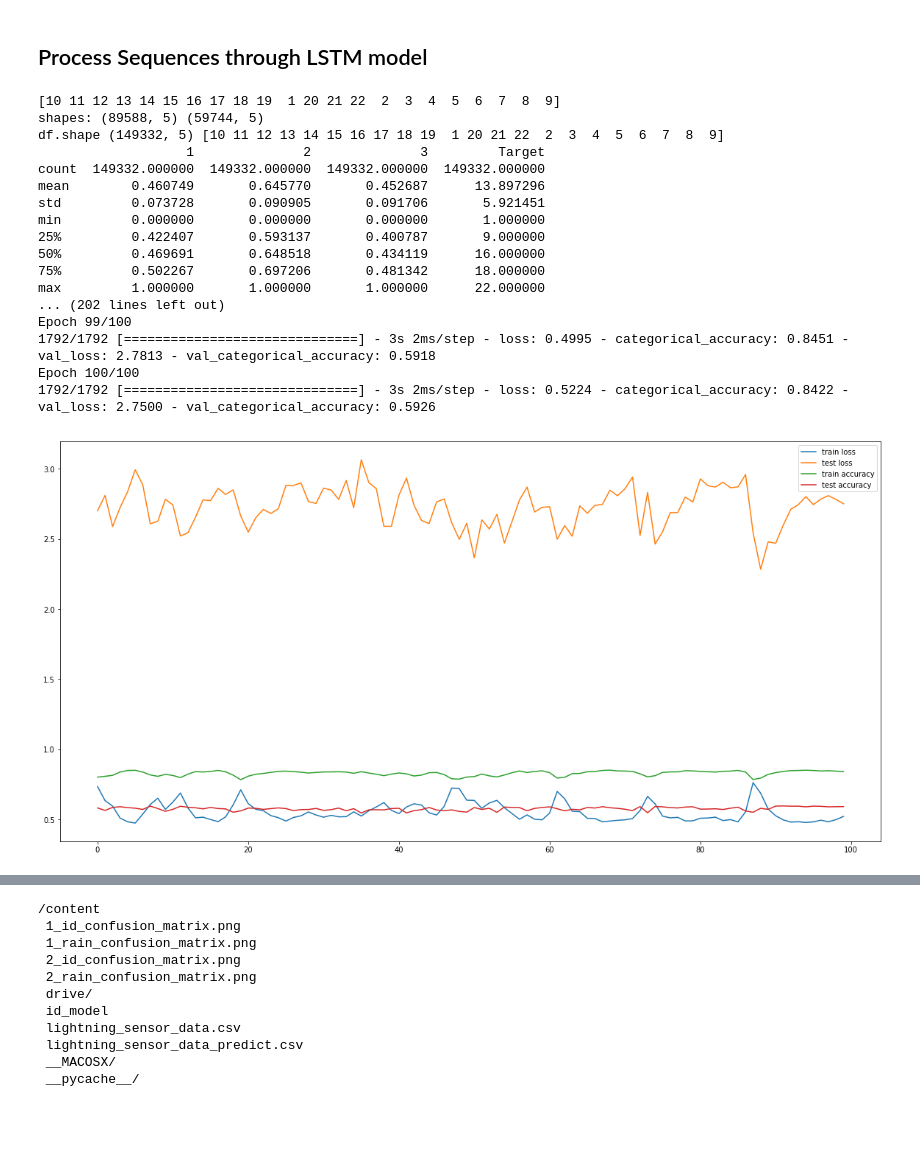
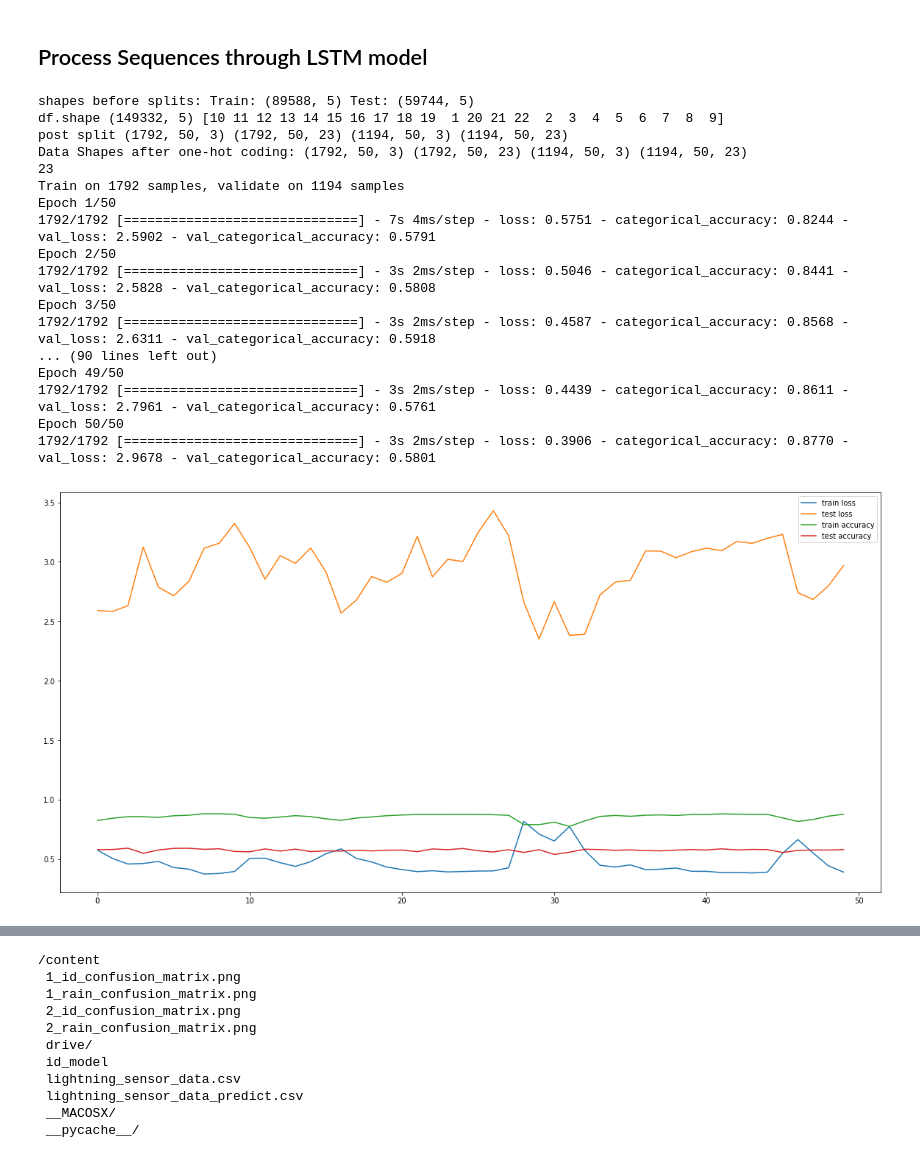
Before and after one commit to todnewman/coe_training, a Jupyter notebook: LSTM_sequencing_data_multiclass.ipynb, the cells around one changed output, grey strips where cells are left out. Cells and saved outputs as stored; diff of their text form; code cells hidden in the pictures; blank space fills up the shorter version.

```diff
--- a/LSTM_sequencing_data_multiclass.ipynb
+++ b/LSTM_sequencing_data_multiclass.ipynb
@@ -286,9 +248,9 @@ def nn_lstm(input_shape, final_layer, y_feat, learning_rate):
     metrics=['categorical_accuracy']
     model = Sequential()
     model.add(LSTM(50, input_shape=(input_shape, final_layer), return_sequences=True))
-    model.add(Dropout(0.5))
+    model.add(Dropout(0.2))
     model.add(LSTM(50, return_sequences=True))
-    model.add(Dropout(0.5))
+    model.add(Dropout(0.2))
     model.add(LSTM(50, return_sequences=True))
     model.add(Dropout(0.6))
     model.add(TimeDistributed(Dense(30, activation='relu')))
@@ -337,14 +299,14 @@ from keras.utils import np_utils
 from keras.wrappers.scikit_learn import KerasClassifier
 import pytools
 
-num_epochs = 100  # adjust this depending on how many passes through the data you want
+num_epochs = 50  # adjust this depending on how many passes through the data you want
 
 y_shift = 0
 learning_rate = .005
 sample_depth = 50
 batch_size = 128
 size = .6
-retrain = False # Start over with new weights
+retrain = False # if True, Start over with new weights
 
 #
 #  This is where we will place our trained model
@@ -381,7 +343,9 @@ df_new = train_data.append(test_data)
 train_X, train_y, test_X, test_y = process_3D_data(df_new, sample_depth, False, y_shift)
 print("Data Shapes after one-hot coding:", train_X.shape, train_y.shape, test_X.shape, test_y.shape)
 
-early_stop = EarlyStopping(monitor = "val_loss", mode = "min", patience = 3)
+#
+# This helps us stop at the global minima for val_loss when doing gradient descent
+early_stop = EarlyStopping(monitor = "val_loss", mode = "auto", min_delta = 0.005, patience = 40, restore_best_weights=True)
 
 model = nn_lstm(train_X.shape[1], train_X.shape[2], train_y.shape[2], learning_rate)
 if not retrain:
@@ -416,47 +380,47 @@ else:
                               epochs=num_epochs,
                               verbose=1,
                               validation_data=(test_X, test_y),
                               callbacks=[early_stop],
                               shuffle = True)
 #
 # Save off Model for use later
 
 model.save_weights(weights_file, overwrite=True)
 
 acc = history.history['categorical_accuracy']
 val_acc = history.history['val_categorical_accuracy']
 loss = history.history['loss']
 val_loss = history.history['val_loss']
 
 # plot history
 plt.figure( figsize=(20,10))
 pyplot.plot(loss, label='train loss')
 pyplot.plot(val_loss, label='test loss')
 pyplot.plot(acc, label='train accuracy')
 pyplot.plot(val_acc, label='test accuracy')
 pyplot.legend()
 pyplot.show()
 
 accr = model.evaluate(test_X,test_y)
 print('Test set\n  Loss: {:0.3f}\n  Accuracy: {:0.3f}'.format(accr[0],accr[1]))
 
 config = model.get_config()
 # %% [output]
-[10 11 12 13 14 15 16 17 18 19  1 20 21 22  2  3  4  5  6  7  8  9]
-shapes: (89588, 5) (59744, 5)
+shapes before splits: Train: (89588, 5) Test: (59744, 5)
 df.shape (149332, 5) [10 11 12 13 14 15 16 17 18 19  1 20 21 22  2  3  4  5  6  7  8  9]
-                   1              2              3         Target
-count  149332.000000  149332.000000  149332.000000  149332.000000
-mean        0.460749       0.645770       0.452687      13.897296
-std         0.073728       0.090905       0.091706       5.921451
-min         0.000000       0.000000       0.000000       1.000000
-25%         0.422407       0.593137       0.400787       9.000000
-50%         0.469691       0.648518       0.434119      16.000000
-75%         0.502267       0.697206       0.481342      18.000000
-max         1.000000       1.000000       1.000000      22.000000
-... (202 lines left out)
-Epoch 99/100
-1792/1792 [==============================] - 3s 2ms/step - loss: 0.4995 - categorical_accuracy: 0.8451 - val_loss: 2.7813 - val_categorical_accuracy: 0.5918
-Epoch 100/100
-1792/1792 [==============================] - 3s 2ms/step - loss: 0.5224 - categorical_accuracy: 0.8422 - val_loss: 2.7500 - val_categorical_accuracy: 0.5926
+post split (1792, 50, 3) (1792, 50, 23) (1194, 50, 3) (1194, 50, 23)
+Data Shapes after one-hot coding: (1792, 50, 3) (1792, 50, 23) (1194, 50, 3) (1194, 50, 23)
+23
+Train on 1792 samples, validate on 1194 samples
+Epoch 1/50
+1792/1792 [==============================] - 7s 4ms/step - loss: 0.5751 - categorical_accuracy: 0.8244 - val_loss: 2.5902 - val_categorical_accuracy: 0.5791
+Epoch 2/50
+1792/1792 [==============================] - 3s 2ms/step - loss: 0.5046 - categorical_accuracy: 0.8441 - val_loss: 2.5828 - val_categorical_accuracy: 0.5808
+Epoch 3/50
+1792/1792 [==============================] - 3s 2ms/step - loss: 0.4587 - categorical_accuracy: 0.8568 - val_loss: 2.6311 - val_categorical_accuracy: 0.5918
+... (90 lines left out)
+Epoch 49/50
+1792/1792 [==============================] - 3s 2ms/step - loss: 0.4439 - categorical_accuracy: 0.8611 - val_loss: 2.7961 - val_categorical_accuracy: 0.5761
+Epoch 50/50
+1792/1792 [==============================] - 3s 2ms/step - loss: 0.3906 - categorical_accuracy: 0.8770 - val_loss: 2.9678 - val_categorical_accuracy: 0.5801
-[figure, old version]
+[figure, new version]
```
Also changed, not shown: parts of 6 cells of this notebook.
